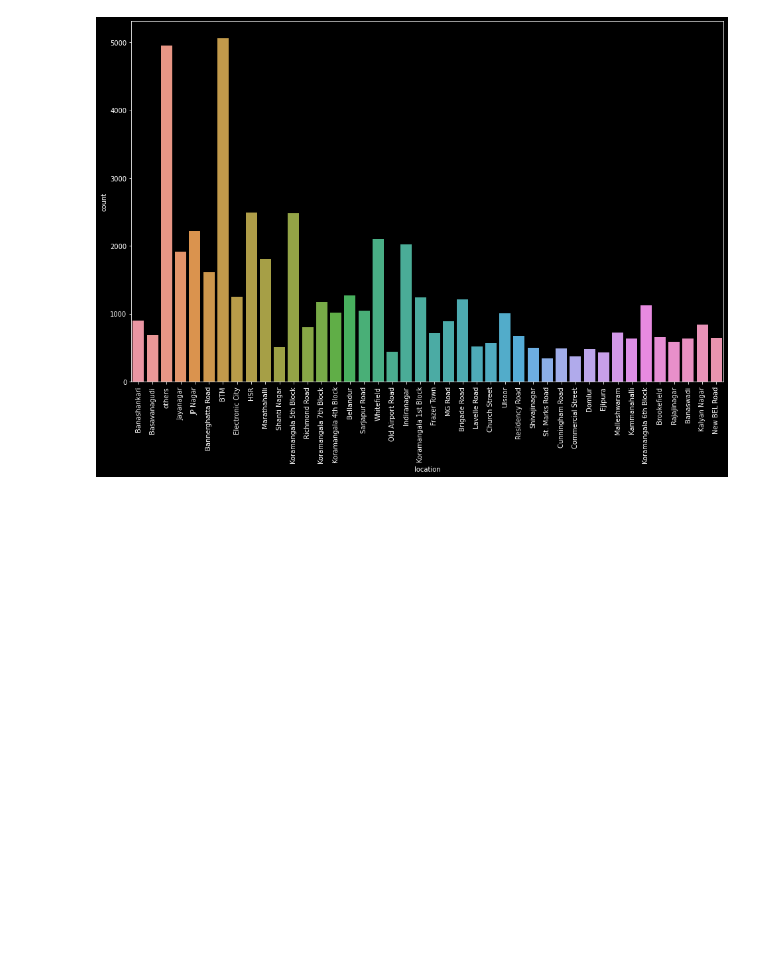
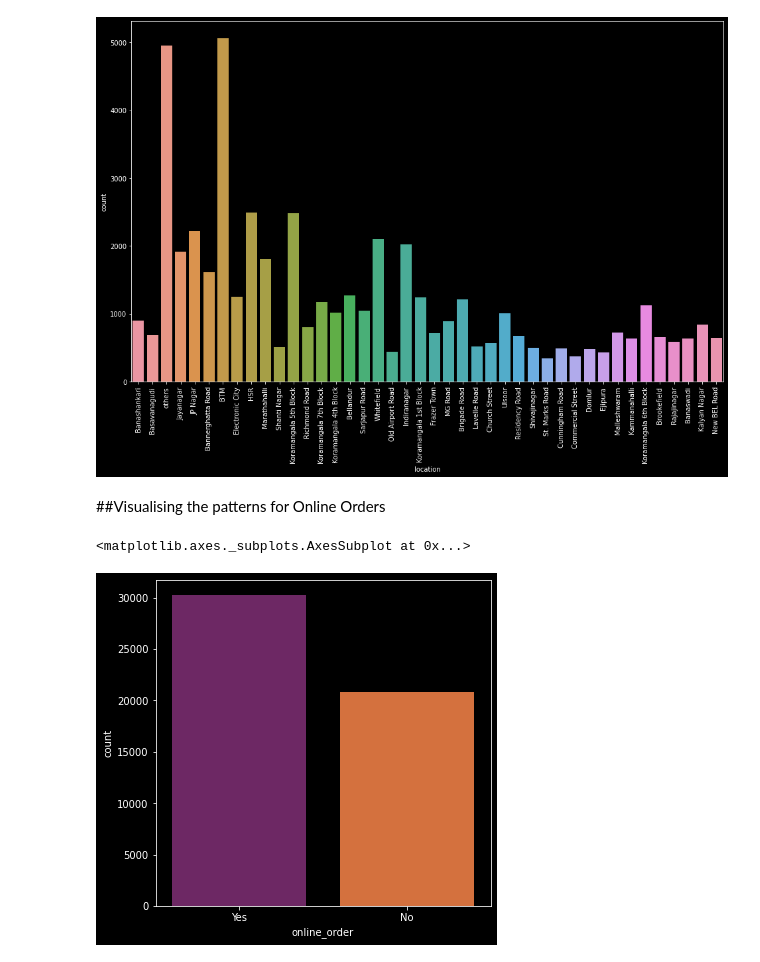
Before and after one commit to agnxsh/zomato-blr-data-analysis, a Jupyter notebook: zomato_blr_data_analysis.ipynb, the cells around one changed output. Drawn from its saved outputs; the diff is of its cells as text; code cells hidden in the pictures; blank space fills up the shorter version.

```diff
--- a/zomato_blr_data_analysis.ipynb
+++ b/zomato_blr_data_analysis.ipynb
@@ -382,3 +382,11 @@ plt.xticks(rotation=90)
         34, 35, 36, 37, 38, 39, 40, 41]),
  <a list of 42 Text major ticklabel objects>)
 [figure]
+# %% [markdown]
+##Visualising the patterns for Online Orders
+# %%
+plt.figure(figsize = (6,6))
+sns.countplot(df['online_order'],palette='inferno')
+# %% [output]
+<matplotlib.axes._subplots.AxesSubplot at 0x...>
+[figure, added]
```
